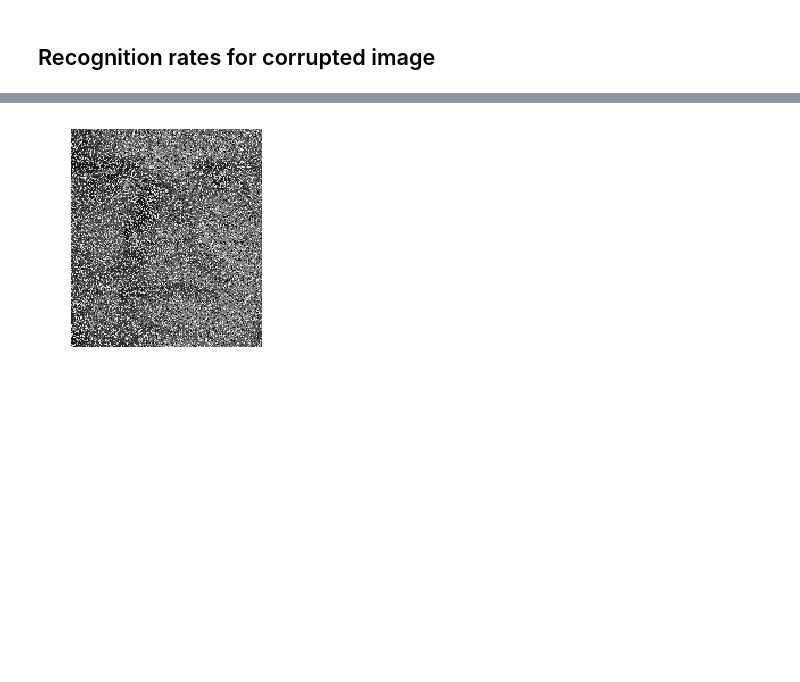
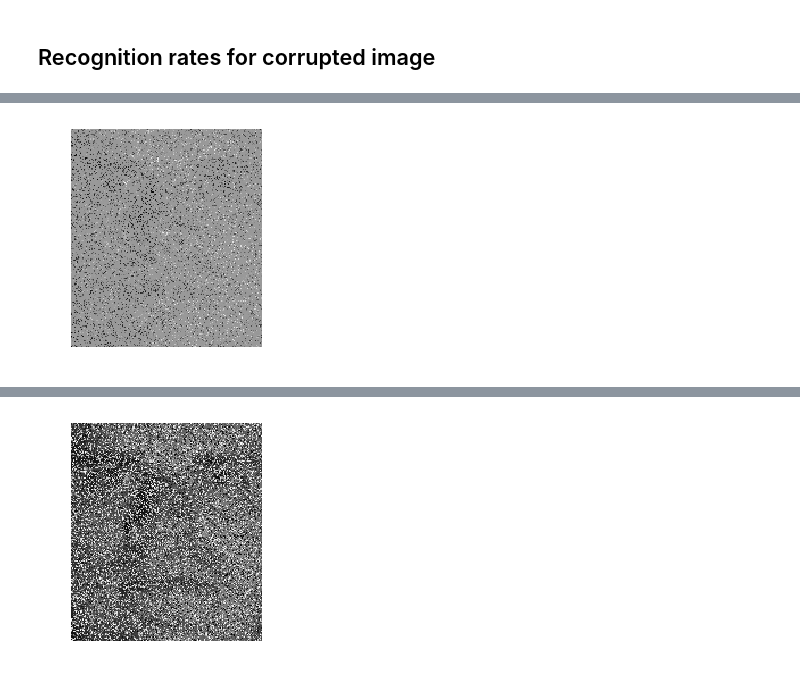
Before and after one commit to swapme/Face-Recognition, a Jupyter notebook: Face Recognition.ipynb, the cells around one changed output, grey strips where cells are left out. Saved outputs shown, nothing was run; the diff lists cells and outputs as text; code cells hidden in the pictures; blank space fills up the shorter version.

```diff
--- a/Face Recognition.ipynb
+++ b/Face Recognition.ipynb
@@ -509,3 +525,9 @@ Text(0,0.5,u'accuracy')
+# %%
+plt.imshow(error.reshape((DIM_1, DIM_2)), cmap='gray')
+plt.axis('off')
+plt.savefig('corrupt_img_errror.png', bbox_inches='tight')
+# %% [output]
+[figure, added]
 # %%
 i=92
 np.random.seed(42)
```
Also changed, not shown: parts of 7 cells of this notebook.
